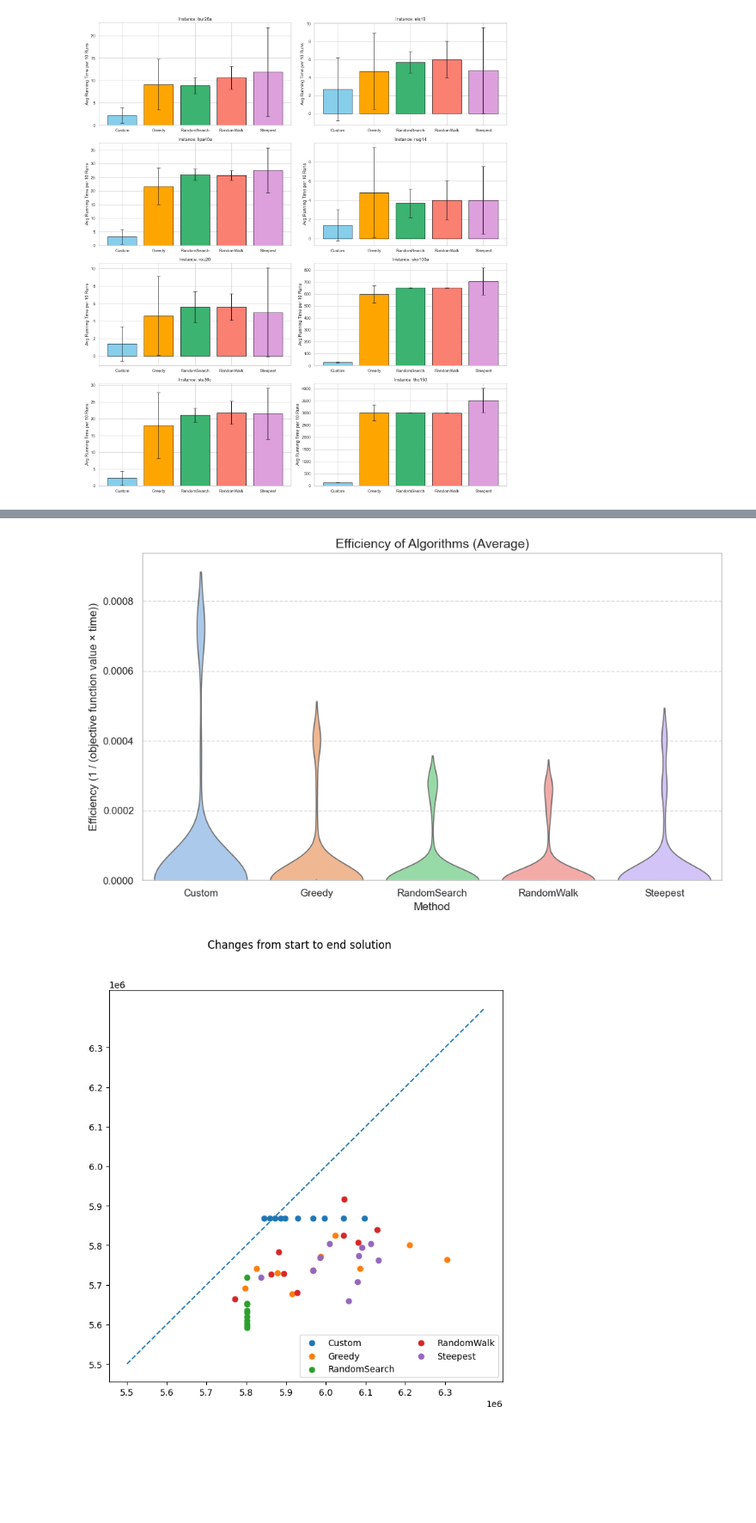
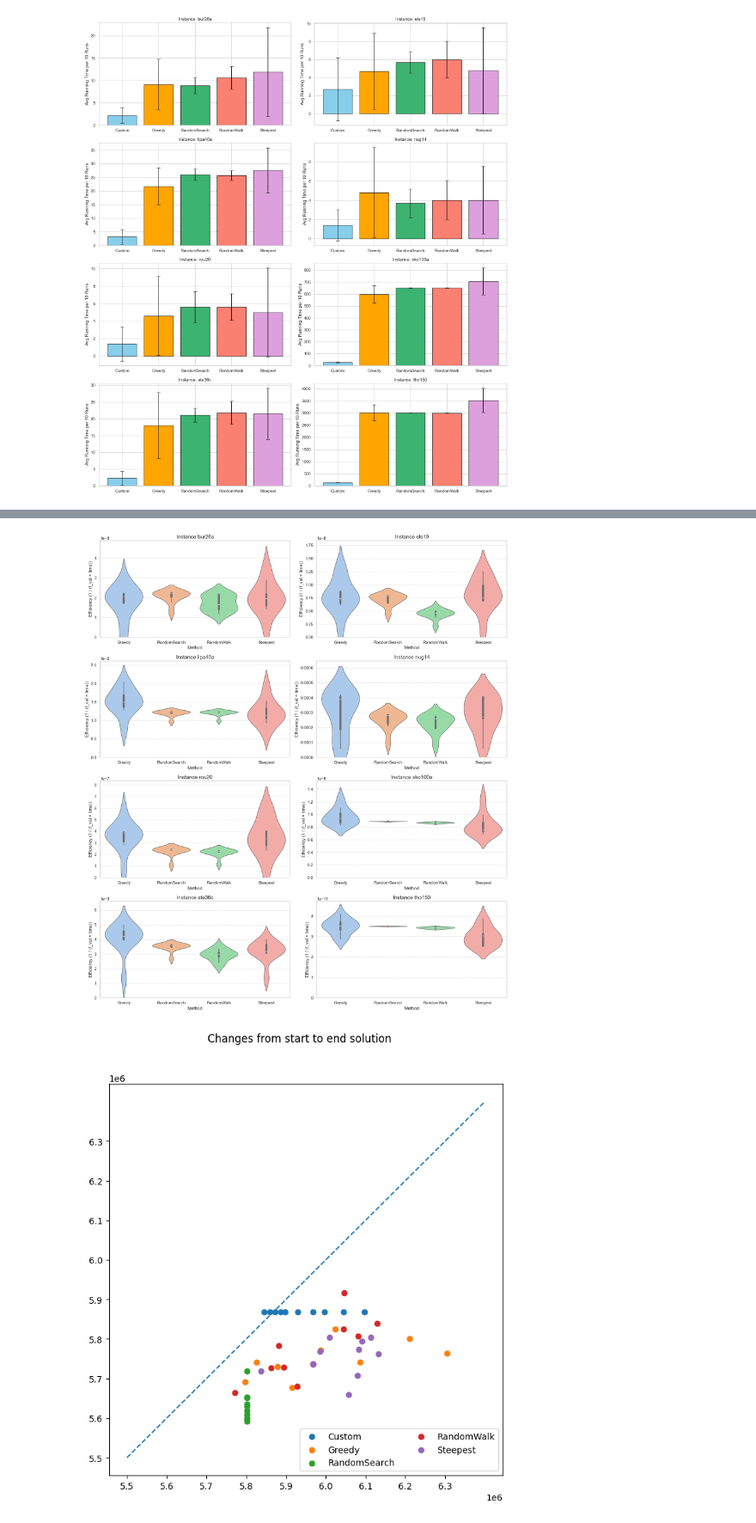
Before and after one commit to elissa-c/BioA-M, a Jupyter notebook: graphs.ipynb, the cells around one changed output, grey strips where cells are left out. Shown at 86% size. Drawn from its saved outputs; the diff is of its cells as text; code cells hidden in the pictures; blank space fills up the shorter version.

```diff
--- a/graphs.ipynb
+++ b/graphs.ipynb
@@ -299,44 +299,55 @@ efficiency_data = []
 
 for entry in times:
     method = entry["method"]
-    instance = entry["instance"]
-    time = entry["time"]
-    f_val = [x["f_val"] for x in results if x["method"] == method and x["instance"] == instance]
+    if method!="Custom":
+        instance = entry["instance"]
+        time = entry["time"]
+        f_val = [x["f_val"] for x in results if x["method"] == method and x["instance"] == instance]
 
-    # Avoid divide-by-zero and invalid entries
-    for i, t in enumerate(time):
-        efficiency = [1 / (f_val[i] * t) if t >0 else 0]
-        efficiencies[method].append(efficiency[0])
-        efficiency_data.append({"Method": method, "Efficiency": efficiency[0]})
+        # Avoid divide-by-zero and invalid entries
+        for i, t in enumerate(time):
+            efficiency = [1 / (f_val[i] * t) if t >0 else 0]
+            efficiencies[method].append(efficiency[0])
+            efficiency_data.append({"Method": method, "Instance": instance, "Efficiency": efficiency[0]})
 
 df = pd.DataFrame(efficiency_data)
 
+# Create a figure with subplots (2 rows, 4 columns)
+fig, axes = plt.subplots(4, 2, figsize=(16, 18))
+axes = axes.flatten()  # Flatten the 2D array of axes to make indexing easier
+
+# Plot violin plots for each instance
+for i, instance in enumerate(instances):
+    instance_data = df[df['Instance'] == instance]  # Filter data by instance
+
+    sns.violinplot(data=instance_data, x="Method", y="Efficiency", inner="box", palette="pastel", ax=axes[i], linewidth=1.2)
+
+    axes[i].set_title(f"Instance {instance}", fontsize=14)
+    axes[i].set_xlabel("Method")
+    axes[i].set_ylabel("Efficiency (1 / (f_val × time))")
+    axes[i].set_ylim(0, None)
+    axes[i].grid(True, axis='y', linestyle='--', alpha=0.7)
+
+# Adjust layout for better spacing
+plt.tight_layout()
+#plt.ylim(0, None)
+plt.show()
+
+# methods = sorted(efficiencies.keys())
+# avg_efficiency = [np.mean(efficiencies[m]) for m in methods]
+# std_efficiency = [np.std(efficiencies[m]) for m in methods]
+
+# # Plotting
 # plt.figure(figsize=(10, 6))
-# sns.boxplot(x="Method", y="Efficiency", data=df, palette="Set1")
+# #bars = plt.bar(methods, avg_efficiency, yerr=std_efficiency, capsize=5, color='skyblue', edgecolor='black')
+# sns.violinplot(data=df, x="Method", y="Efficiency", inner="box", palette="pastel", linewidth=1.2)
 
-# plt.title("Efficiency of Algorithms (1 / solution × time)", fontsize=14)
+# plt.title("Efficiency of Algorithms (Average)", fontsize=14)
 # plt.xlabel("Method")
-# plt.ylabel("Efficiency")
-# plt.grid(True, axis='y', linestyle='--', alpha=0.6)
+# plt.ylabel("Efficiency (1 / (objective function value × time))")
+# plt.grid(True, axis='y', linestyle='--', alpha=0.7)
 # plt.tight_layout()
 # plt.show()
-
-methods = sorted(efficiencies.keys())
-avg_efficiency = [np.mean(efficiencies[m]) for m in methods]
-std_efficiency = [np.std(efficiencies[m]) for m in methods]
-
-# Plotting
-plt.figure(figsize=(10, 6))
-#bars = plt.bar(methods, avg_efficiency, yerr=std_efficiency, capsize=5, color='skyblue', edgecolor='black')
-sns.violinplot(data=df, x="Method", y="Efficiency", inner="box", palette="pastel", linewidth=1.2)
-
-plt.title("Efficiency of Algorithms (Average)", fontsize=14)
-plt.xlabel("Method")
-plt.ylabel("Efficiency (1 / (objective function value × time))")
-plt.grid(True, axis='y', linestyle='--', alpha=0.7)
-plt.tight_layout()
-plt.ylim(0, None)
-plt.show()
 # %% [output]
 Passing `palette` without assigning `hue` is deprecated and will be removed in v0.14.0. Assign the `x` variable to `hue` and set `legend=False` for the same effect.
 
@@ -344,4 +369,4 @@ Passing `palette` without assigning `hue` is deprecated and will be removed in v
-[figure, old version]
+[figure, new version]
 # %%
 x_runs = [i+1 for i in range(10)]
 fig, ax = plt.subplots(figsize = (8, 8))
```
Also changed, not shown: parts of 1 cell of this notebook.
